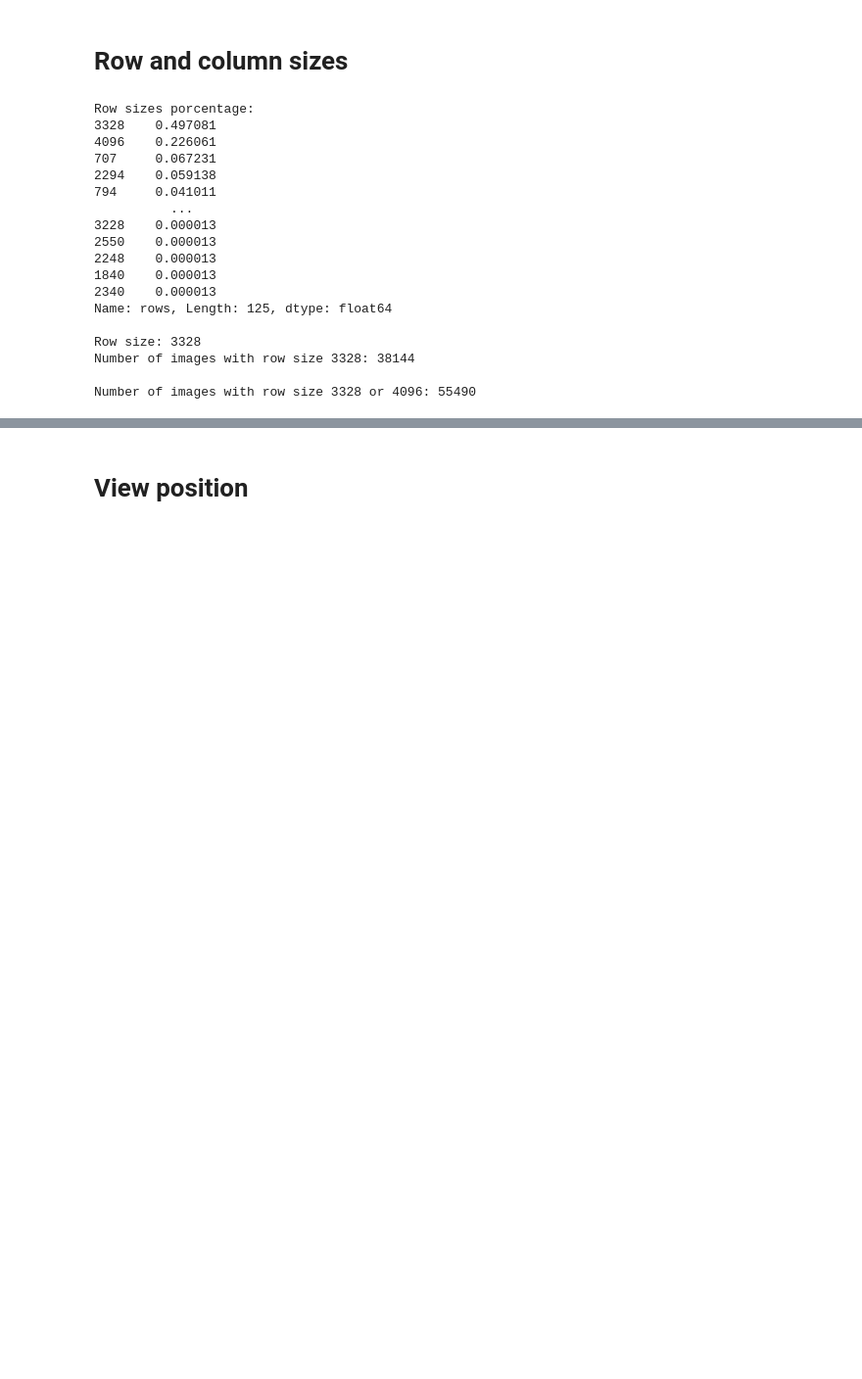
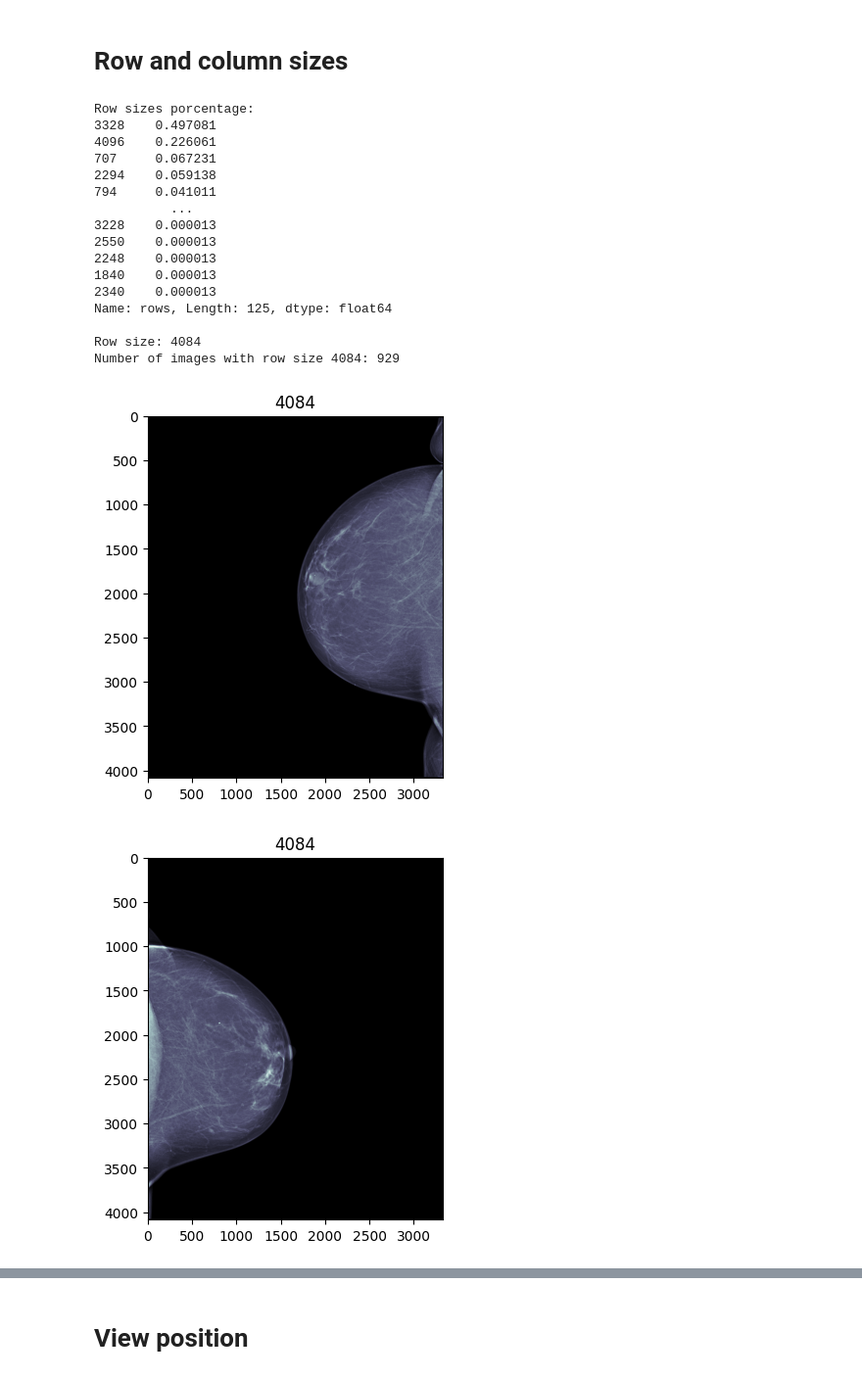
Before and after one commit to Likalto4/diffusion-models_master, a Jupyter notebook: dataset_analysis/dataset_construction/dataset_filtering.ipynb, the cells around one changed output, grey strips where cells are left out. Shown at 98% size. Drawn from its saved outputs; the diff is of its cells as text; code cells hidden in the pictures; blank space fills up the shorter version.

```diff
--- a/dataset_analysis/dataset_construction/dataset_filtering.ipynb
+++ b/dataset_analysis/dataset_construction/dataset_filtering.ipynb
@@ -100,48 +124,42 @@ Name: implant, dtype: int64
 # %% [markdown]
 # Row and column sizes
 # %%
-metadata_noImplant = pandas.read_csv('metadata/metadata_noImplant.csv')
+metadata_noImplant = pandas.read_csv(metadata_directory / 'metadata_noImplant.csv')
 metadata_len = len(metadata_noImplant)
 # get all unique values for the rows column and count them
 rows_counts = metadata_noImplant['rows'].value_counts()
 # rows_counts.to_csv('metadata/output.csv')
 rows_values = rows_counts.index
 #print(f'Row sizes counts: \n{rows_counts}\n')
 print(f'Row sizes porcentage: \n{rows_counts / metadata_len}\n')
-row = rows_values[0]
+row = rows_values[9]
 print(f'Row size: {row}')
 print(f'Number of images with row size {row}: {rows_counts[row]}\n')
 metadata_rows = metadata_noImplant[metadata_noImplant['rows'] == row]
 client = random.choice(metadata_rows['client_id'].unique())
 metadata_client = metadata_rows[metadata_rows['client_id'] == client]
-metadata_client.to_csv('metadata/output.csv', index=False)
+metadata_client.to_csv(metadata_directory / 'output.csv', index=False)
 paths = metadata_client['path'].values
-# for path in paths:
-#     plt.figure()
-#     plt.imshow(pydicom.dcmread(path).pixel_array, cmap=plt.cm.bone)
-#     plt.title(f'{row}')
-
-# save metadata with only row size 3328 and 4096
-metadata_Hologic = metadata_noImplant[metadata_noImplant['rows'].isin([3328, 4096])]
-metadata_Hologic = metadata_Hologic[metadata_Hologic['manufacturer'] != 'SIEMENS']
-print(f'Number of images with row size 3328 or 4096: {len(metadata_Hologic)}')
-metadata_Hologic.to_csv('metadata/metadata_Hologic.csv', index=False)
+for path in paths:
+    plt.figure()
+    plt.imshow(pydicom.dcmread(path).pixel_array, cmap=plt.cm.bone)
+    plt.title(f'{row}')
 # %% [output]
 Row sizes porcentage:
 3328    0.497081
 4096    0.226061
 707     0.067231
 2294    0.059138
 794     0.041011
           ...
 3228    0.000013
 2550    0.000013
 2248    0.000013
 1840    0.000013
 2340    0.000013
 Name: rows, Length: 125, dtype: float64
 
-Row size: 3328
-Number of images with row size 3328: 38144
-
-Number of images with row size 3328 or 4096: 55490
+Row size: 4084
+Number of images with row size 4084: 929
+[figure, added]
+[figure, added]
```
Also changed, not shown: parts of 9 cells of this notebook.
